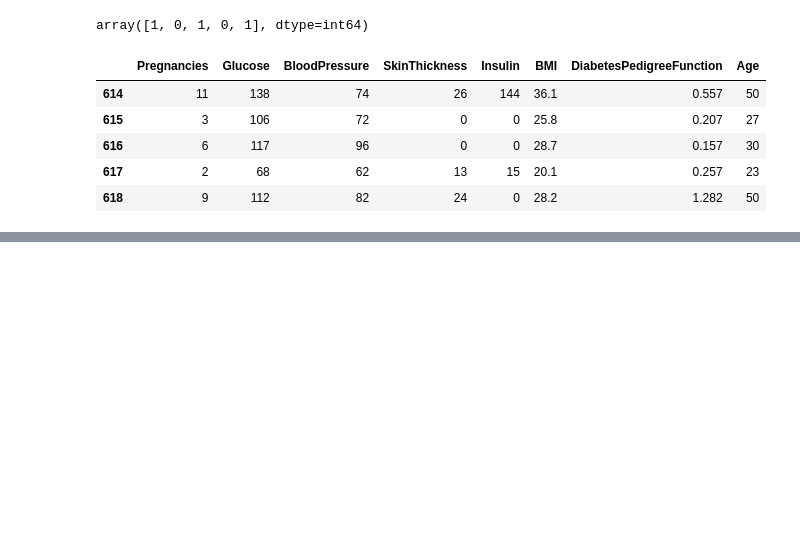
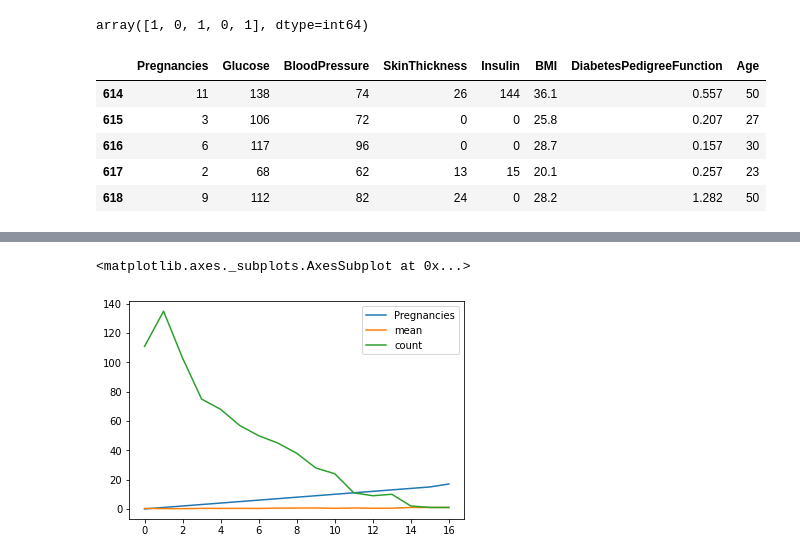
Before and after one commit to JIHYO-JEON/datascience_tutorial, a Jupyter notebook: diabetes_prediction.ipynb, the cells around one changed output, grey strips where cells are left out. Drawn from its saved outputs; the diff is of its cells as text; code cells hidden in the pictures; blank space fills up the shorter version.

```diff
--- a/diabetes_prediction.ipynb
+++ b/diabetes_prediction.ipynb
@@ -197,0 +362,3 @@ model.score(X_test, y_test) * 100
+# %%
+df_po = df.groupby(["Pregnancies"])["Outcome"].agg(["mean", "count"]).reset_index()
+df_po
@@ -197,0 +384,5 @@ model.score(X_test, y_test) * 100
+# %%
+df_po.plot()
+# %% [output]
+<matplotlib.axes._subplots.AxesSubplot at 0x...>
+[figure, added]
```
Also changed, not shown: parts of 77 cells of this notebook.
